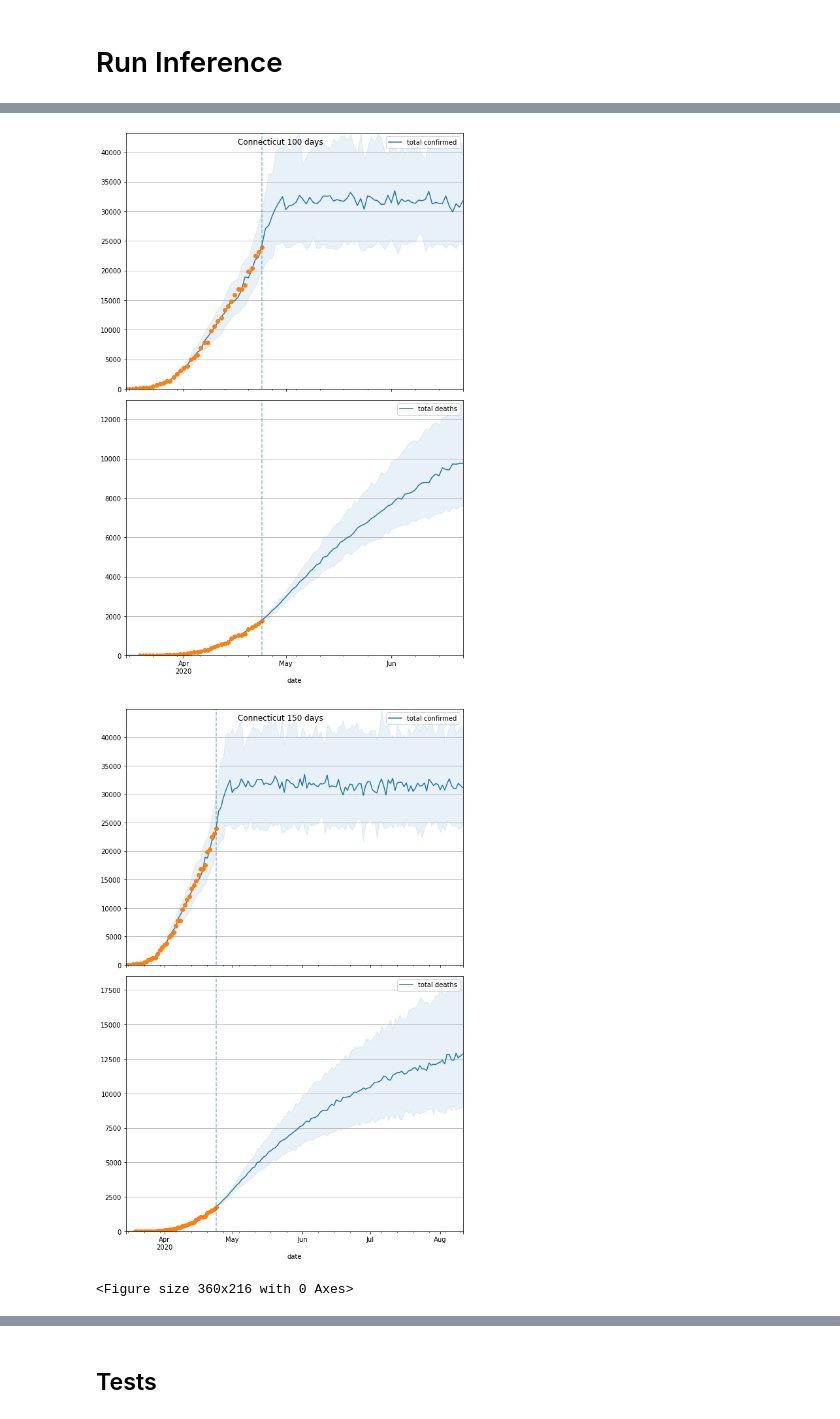
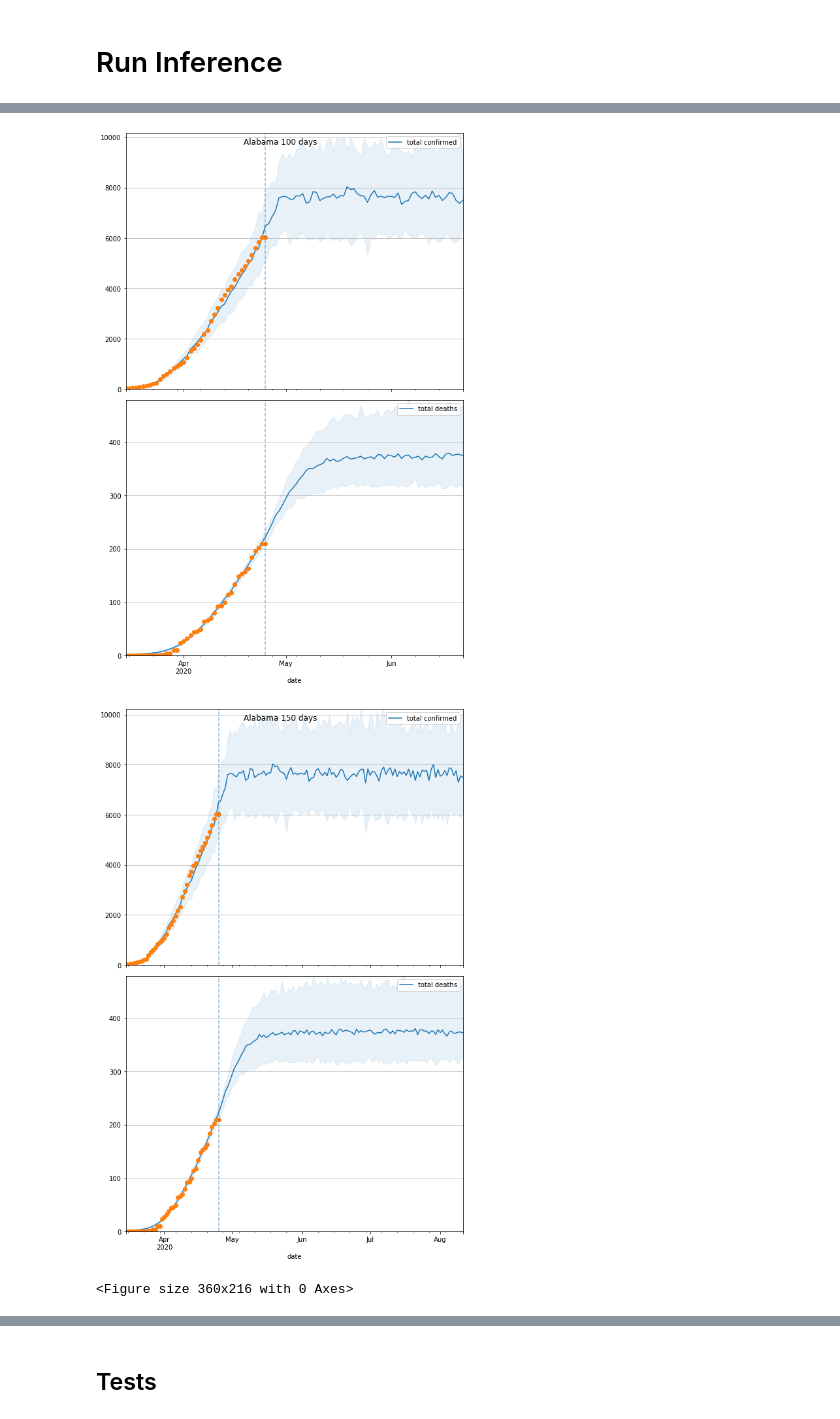
Before and after one commit to dsheldon/covid, a Jupyter notebook: SIR.ipynb, the cells around one changed output, grey strips where cells are left out. Cells and saved outputs as stored; diff of their text form; code cells hidden in the pictures.

```diff
--- a/SIR.ipynb
+++ b/SIR.ipynb
@@ -34,3 +34,8 @@ In /usr/local/Cellar/python3/3.6.4_2/Frameworks/Python.framework/Versions/3.6/li
 The verbose.fileo rcparam was deprecated in Matplotlib 3.1 and will be removed in 3.3.
 # %% [markdown]
 # Run Inference
+# %%
+import covidtracking
+
+data = util.load_state_data("jhu")
+#display(data)
@@ -37,13 +60,7 @@ The verbose.fileo rcparam was deprecated in Matplotlib 3.1 and will be removed i
 # %%
-data = util.load_state_data()
 
-#places = state_data.keys()
-#places = ['Italy', 'US', 'WA', 'NY', 'MA']
-#places = ['NY', 'MA', 'WA', 'AK', 'WV']
-#places = ['US']
-#places = ['NY']
-#places = ['NY', 'WA']
-places = ['CT']
+
+places = ['AL']
 
 save = True
 for place in places:
@@ -70,7 +87,6 @@ Running MCMC
 
 Number of divergences: 0
 # %%
-data = util.load_state_data()
 
 start = '2020-03-15'
 #places = ['Italy', 'US', 'WA', 'NY', 'MA']
@@ -82,7 +98,7 @@ start = '2020-03-15'
 #places = ['LA', 'NY']
 #places = ['NY', 'MA', 'WA', 'AK', 'WV']
 #places = ['CO']
-places = ['CT']
+places = ['AL']
 #places = ['AZ']
 
 save = True
@@ -99,3 +115,3 @@ for place in places:
-[figure, old version]
+[figure, new version]
-[figure, old version]
+[figure, new version]
 <Figure size 360x216 with 0 Axes>
```
Also changed, not shown: parts of 3 cells of this notebook, 3 other files.
